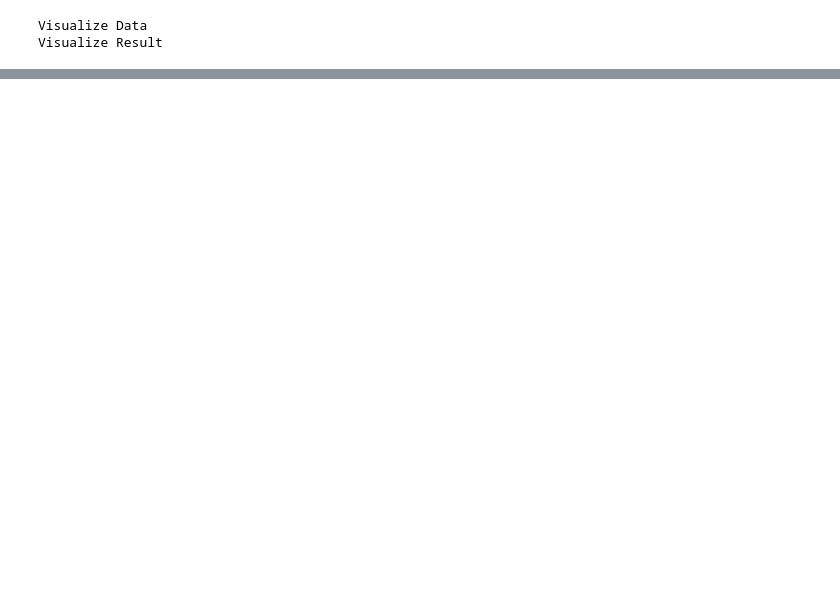
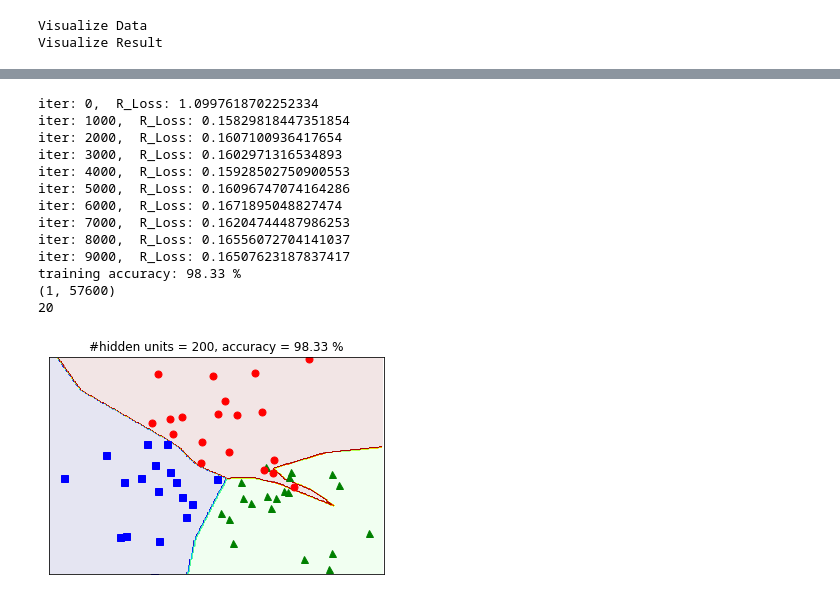
Before and after one commit to Combi2k2/Machine-Learning, a Jupyter notebook: MLP with WEIGHT DECAY.ipynb, the cells around one changed output, grey strips where cells are left out. Cells and saved outputs as stored; diff of their text form; code cells hidden in the pictures; blank space fills up the shorter version.

```diff
--- a/MLP with WEIGHT DECAY.ipynb
+++ b/MLP with WEIGHT DECAY.ipynb
@@ -190,0 +177,17 @@ plt.show()
+# %%
+mynet(0.001)
+# %% [output]
+iter: 0,  R_Loss: 1.0997618702252334
+iter: 1000,  R_Loss: 0.15829818447351854
+iter: 2000,  R_Loss: 0.1607100936417654
+iter: 3000,  R_Loss: 0.1602971316534893
+iter: 4000,  R_Loss: 0.15928502750900553
+iter: 5000,  R_Loss: 0.16096747074164286
+iter: 6000,  R_Loss: 0.1671895048827474
+iter: 7000,  R_Loss: 0.16204744487986253
+iter: 8000,  R_Loss: 0.16556072704141037
+iter: 9000,  R_Loss: 0.16507623187837417
+training accuracy: 98.33 %
+(1, 57600)
+20
+[figure, added]
```
Also changed, not shown: parts of 7 cells of this notebook.
